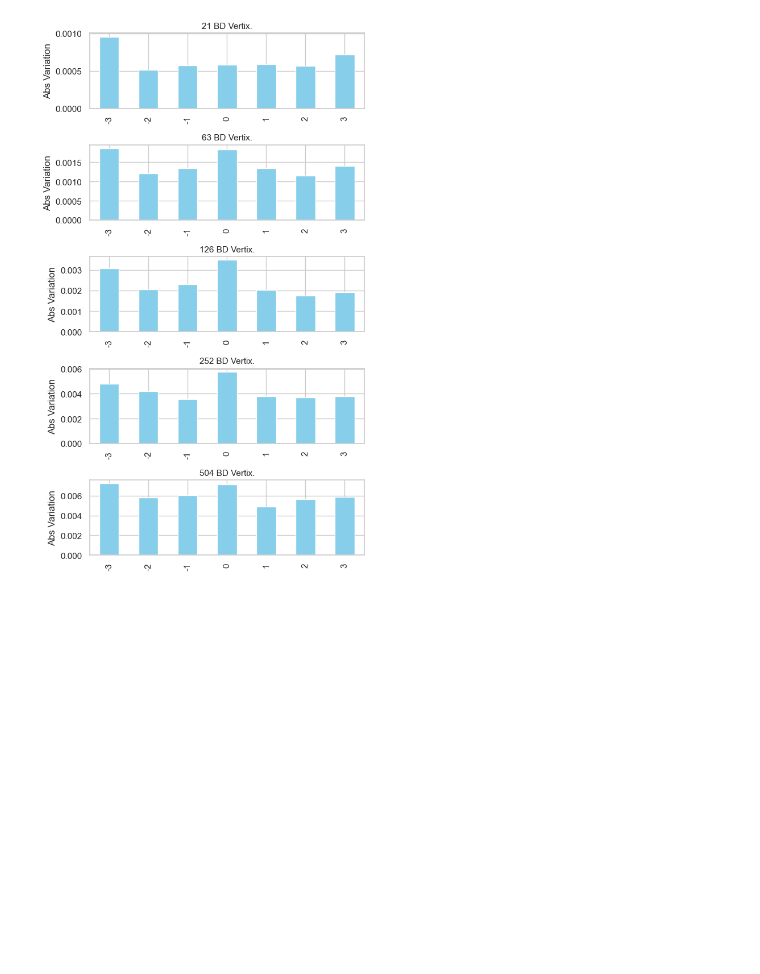
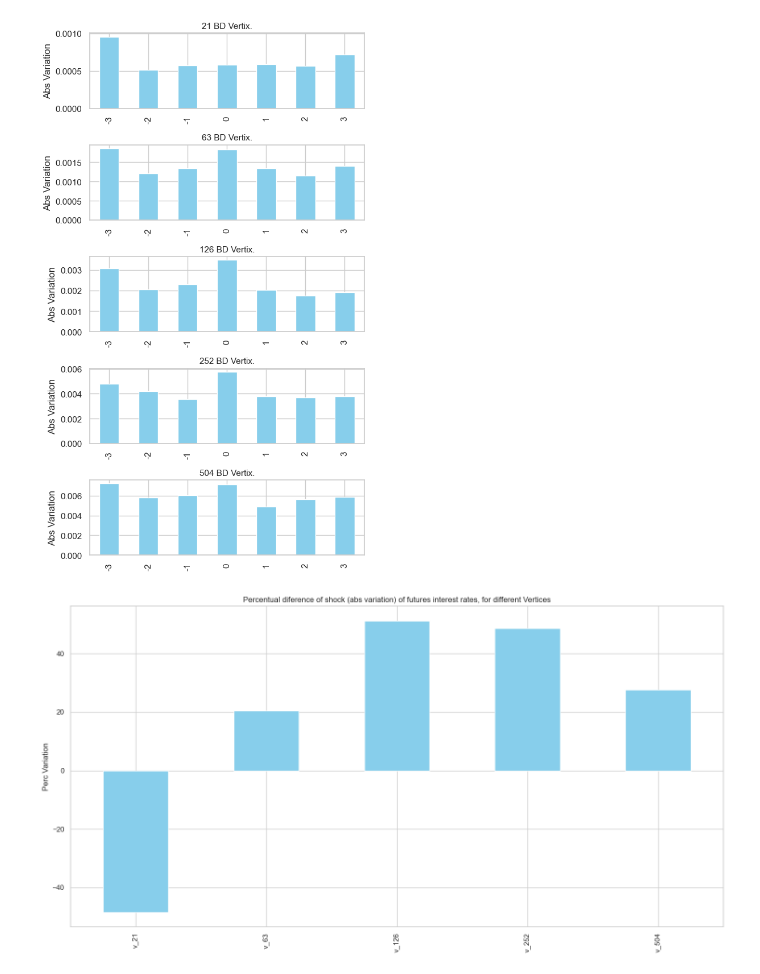
Before and after one commit to mattbreitenbach/br-central-bank-sentiment, a Jupyter notebook: 8_futures_interest_rates_eda.ipynb, the cells around one changed output. Saved outputs shown, nothing was run; the diff lists cells and outputs as text; code cells hidden in the pictures; blank space fills up the shorter version.

```diff
--- a/8_futures_interest_rates_eda.ipynb
+++ b/8_futures_interest_rates_eda.ipynb
@@ -177,3 +198,24 @@ plt.tight_layout()
 plt.show()
 # %% [output]
 [figure]
+# %%
+returns_pub_date = futures_ir_returns[futures_ir_returns.index.isin(detes_pub)]
+returns_not_pub_date = futures_ir_returns[~(futures_ir_returns.index.isin(detes_pub))]
+
+abs_returns_pub_date = returns_pub_date.abs()
+abs_returns_not_pub_date = returns_not_pub_date.abs()
+
+perc_dif_abs_median_return = (abs_returns_pub_date.median()/abs_returns_not_pub_date.median()-1)*100
+
+
+plt.figure(figsize=(15, 8))
+perc_dif_abs_median_return.plot(kind='bar', color='skyblue')
+plt.title(f"Percentual diference of shock (abs variation) of futures interest rates, for different Vertices")
+plt.xlabel('')
+plt.ylabel('Perc Variation')
+
+plt.tight_layout()
+
+plt.show()
+# %% [output]
+[figure, added]
```
Also changed, not shown: parts of 2 cells of this notebook, 1 other file.
